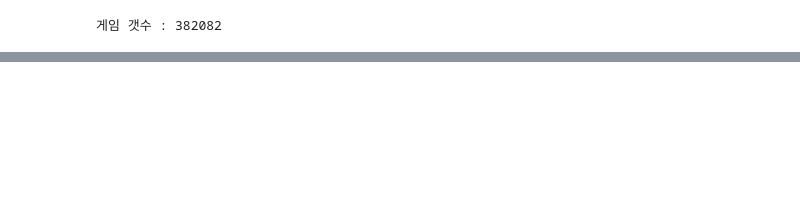
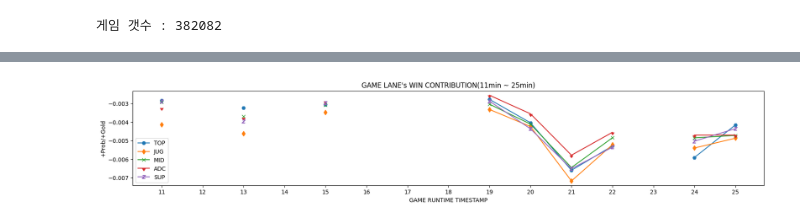
Before and after one commit to Tool-s-Riot/data_collector, a Jupyter notebook: datascience.ipynb, the cells around one changed output, grey strips where cells are left out. Saved outputs shown, nothing was run; the diff lists cells and outputs as text; code cells hidden in the pictures; blank space fills up the shorter version.

```diff
--- a/datascience.ipynb
+++ b/datascience.ipynb
@@ -228,0 +533,3 @@ writeCSVfile(game_files)
+# %%
+filtered_df = read_data   #[(read_data['블루승리여부'] == 1) & (read_data['승리확률'] > 0.5)]
+filtered_df
@@ -228,0 +550,5 @@ writeCSVfile(game_files)
+# %%
+def derive_data(matchid,timestamp):
+    p1 = filtered_df[(filtered_df['matchID'] == matchid) & (filtered_df['해당시각정수형'] == (timestamp-1))].iloc[0]['승리확률']
+    p2 = filtered_df[(filtered_df['matchID'] == matchid) & (filtered_df['해당시각정수형'] == (timestamp))].iloc[0]['승리확률']
+    return p2 - p1
@@ -228,0 +617,3 @@ writeCSVfile(game_files)
+# %%
+for t in range(11,26):
+    save_spec_timestamp(t)
@@ -228,0 +651,30 @@ writeCSVfile(game_files)
+# %%
+T,J,M,A,S = [],[],[],[],[]
+
+for t in range(11,26):
+    df = pd.read_csv(rf'{DIR}\MASTER_TIMELINE_DATA_TIMESTAMP_{t}_MIN_R.csv')
+
+    T.append((df['100*PROB_GAP'] / df['TOP_GAP']).mean())
+    J.append((df['100*PROB_GAP'] / df['JUG_GAP']).mean())
+    M.append((df['100*PROB_GAP'] / df['MID_GAP']).mean())
+    A.append((df['100*PROB_GAP'] / df['ADC_GAP']).mean())
+    S.append((df['100*PROB_GAP'] / df['SUP_GAP']).mean())
+# %%
+import matplotlib.pyplot as plt
+
+plt.figure(figsize=(20,3))
+
+plt.plot(range(11,26),T, marker="H")
+plt.plot(range(11,26),J, marker="d")
+plt.plot(range(11,26),M, marker="x")
+plt.plot(range(11,26),A, marker=11)
+plt.plot(range(11,26),S, marker='$Z$')
+
+plt.title("GAME LANE's WIN CONTRIBUTION(11min ~ 25min)")
+plt.ylabel("+Prob/+Gold")
+plt.xlabel("GAME RUNTIME TIMESTAMP")
+plt.xticks(range(11,26))
+plt.legend(['TOP','JUG','MID','ADC','SUP'])
+plt.show()
+# %% [output]
+[figure, added]
```
Also changed, not shown: parts of 43 cells of this notebook.
